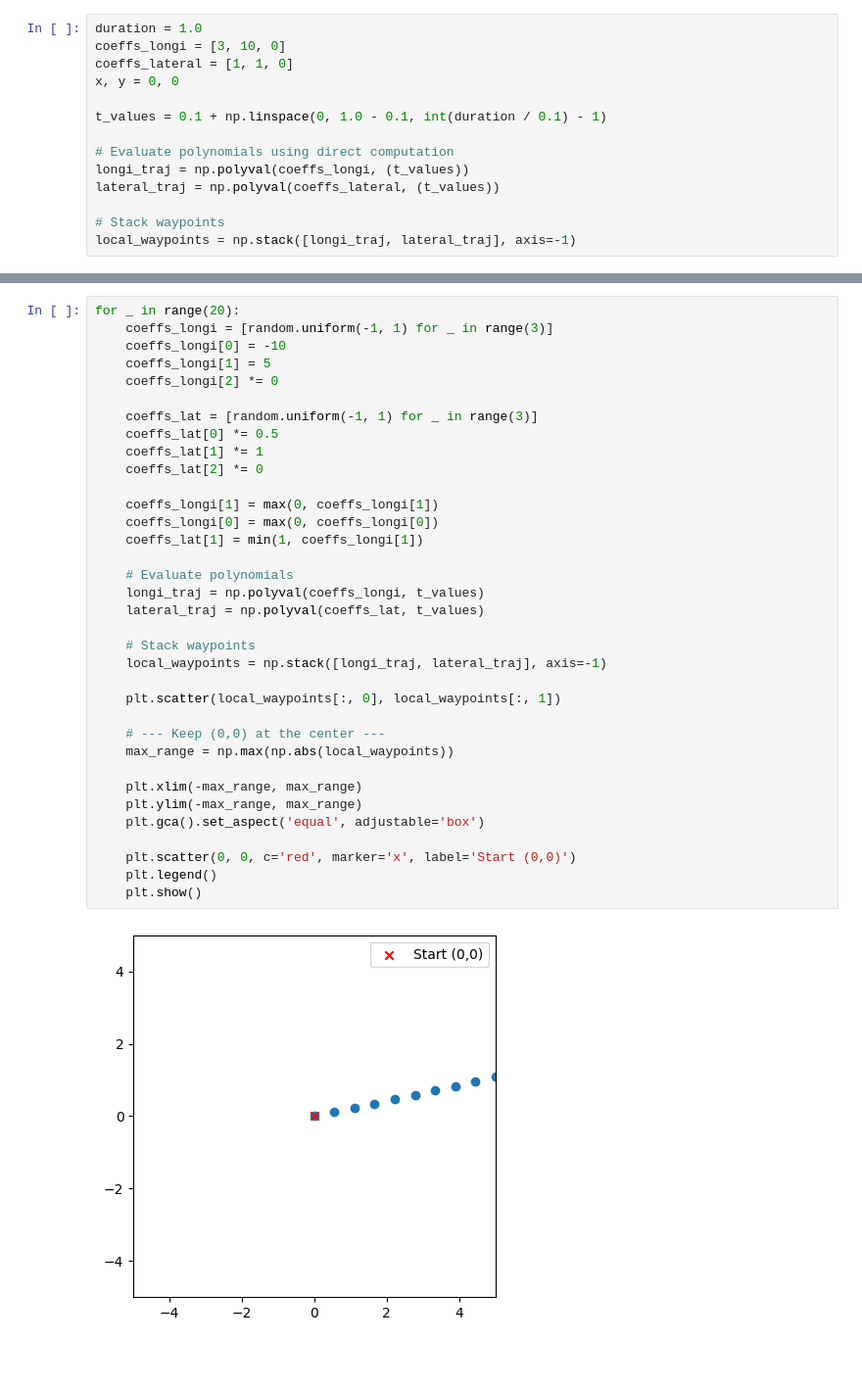
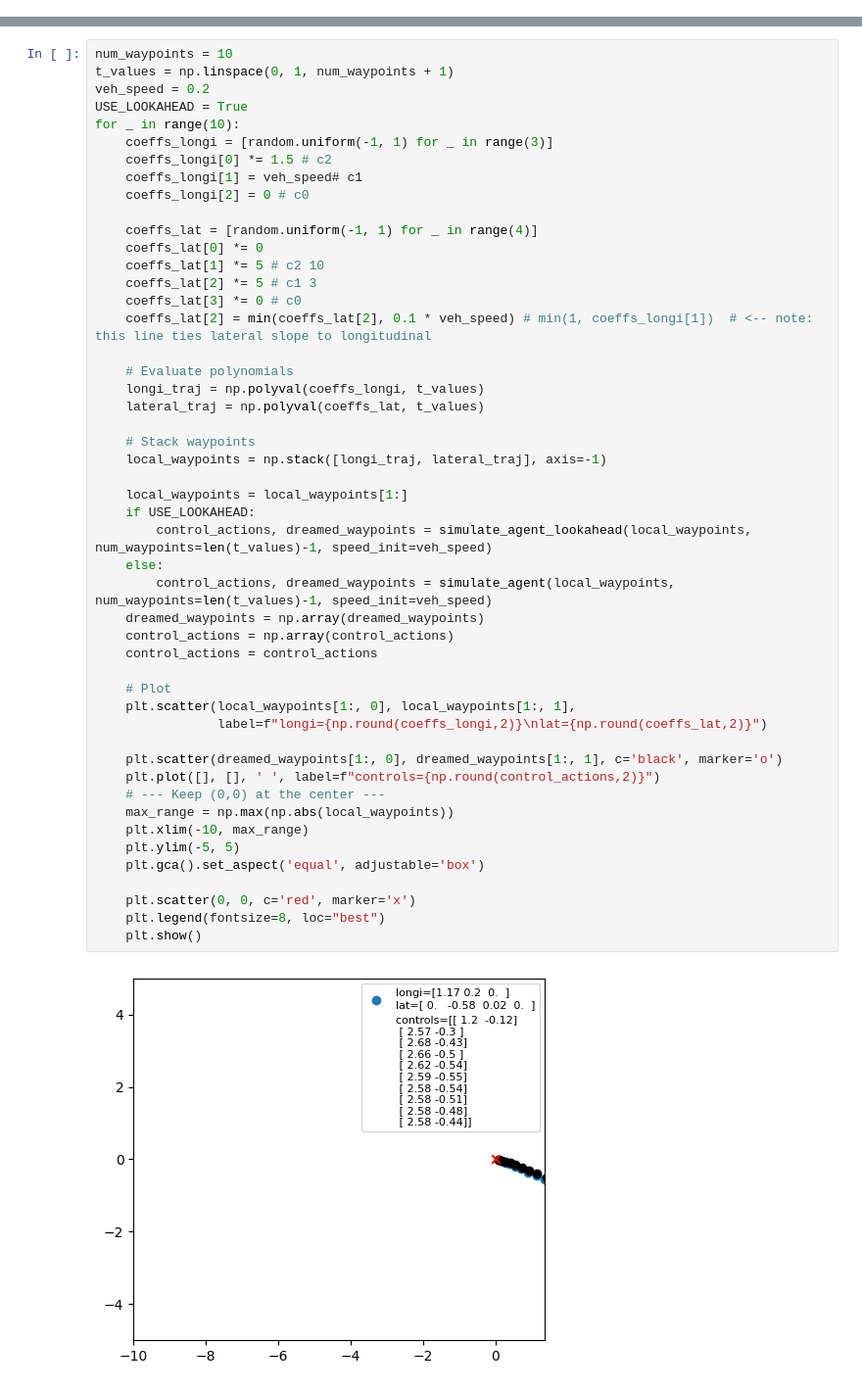
Before and after one commit to Victorbares/PufferDrive, a Jupyter notebook: debile.ipynb, the cells around one changed output, grey strips where cells are left out. Shown: that part at 98% size. Cells and saved outputs as stored; diff of their text form; blank space fills up the shorter version.

```diff
--- a/debile.ipynb
+++ b/debile.ipynb
@@ -5,14 +5,0 @@ import random
-# %%
-duration = 1.0
-coeffs_longi = [3, 10, 0]
-coeffs_lateral = [1, 1, 0]
-x, y = 0, 0
-
-t_values = 0.1 + np.linspace(0, 1.0 - 0.1, int(duration / 0.1) - 1)
-
-# Evaluate polynomials using direct computation
-longi_traj = np.polyval(coeffs_longi, (t_values))
-lateral_traj = np.polyval(coeffs_lateral, (t_values))
-
-# Stack waypoints
-local_waypoints = np.stack([longi_traj, lateral_traj], axis=-1)
@@ -46,37 +209,51 @@ for _ in range(100):
 # %%
-for _ in range(20):
+num_waypoints = 10
+t_values = np.linspace(0, 1, num_waypoints + 1)
+veh_speed = 0.2
+USE_LOOKAHEAD = True
+for _ in range(10):
     coeffs_longi = [random.uniform(-1, 1) for _ in range(3)]
-    coeffs_longi[0] = -10
-    coeffs_longi[1] = 5
-    coeffs_longi[2] *= 0
+    coeffs_longi[0] *= 1.5 # c2
+    coeffs_longi[1] = veh_speed# c1
+    coeffs_longi[2] = 0 # c0
 
-    coeffs_lat = [random.uniform(-1, 1) for _ in range(3)]
-    coeffs_lat[0] *= 0.5
-    coeffs_lat[1] *= 1
-    coeffs_lat[2] *= 0
-
-    coeffs_longi[1] = max(0, coeffs_longi[1])
-    coeffs_longi[0] = max(0, coeffs_longi[0])
-    coeffs_lat[1] = min(1, coeffs_longi[1])
+    coeffs_lat = [random.uniform(-1, 1) for _ in range(4)]
+    coeffs_lat[0] *= 0
+    coeffs_lat[1] *= 5 # c2 10
+    coeffs_lat[2] *= 5 # c1 3
+    coeffs_lat[3] *= 0 # c0
+    coeffs_lat[2] = min(coeffs_lat[2], 0.1 * veh_speed) # min(1, coeffs_longi[1])  # <-- note: this line ties lateral slope to longitudinal
 
     # Evaluate polynomials
     longi_traj = np.polyval(coeffs_longi, t_values)
     lateral_traj = np.polyval(coeffs_lat, t_values)
 
     # Stack waypoints
     local_waypoints = np.stack([longi_traj, lateral_traj], axis=-1)
 
-    plt.scatter(local_waypoints[:, 0], local_waypoints[:, 1])
+    local_waypoints = local_waypoints[1:]
+    if USE_LOOKAHEAD:
+        control_actions, dreamed_waypoints = simulate_agent_lookahead(local_waypoints, num_waypoints=len(t_values)-1, speed_init=veh_speed)
+    else:
+        control_actions, dreamed_waypoints = simulate_agent(local_waypoints, num_waypoints=len(t_values)-1, speed_init=veh_speed)
+    dreamed_waypoints = np.array(dreamed_waypoints)
+    control_actions = np.array(control_actions)
+    control_actions = control_actions
 
+    # Plot
+    plt.scatter(local_waypoints[1:, 0], local_waypoints[1:, 1],
+                label=f"longi={np.round(coeffs_longi,2)}\nlat={np.round(coeffs_lat,2)}")
+
+    plt.scatter(dreamed_waypoints[1:, 0], dreamed_waypoints[1:, 1], c='black', marker='o')
+    plt.plot([], [], ' ', label=f"controls={np.round(control_actions,2)}")
     # --- Keep (0,0) at the center ---
     max_range = np.max(np.abs(local_waypoints))
-
-    plt.xlim(-max_range, max_range)
-    plt.ylim(-max_range, max_range)
+    plt.xlim(-10, max_range)
+    plt.ylim(-5, 5)
     plt.gca().set_aspect('equal', adjustable='box')
 
-    plt.scatter(0, 0, c='red', marker='x', label='Start (0,0)')
-    plt.legend()
+    plt.scatter(0, 0, c='red', marker='x')
+    plt.legend(fontsize=8, loc="best")
     plt.show()
 # %% [output]
-[figure, old version]
+[figure, new version]
```
Also changed, not shown: parts of 13 cells of this notebook, 3 other files.
